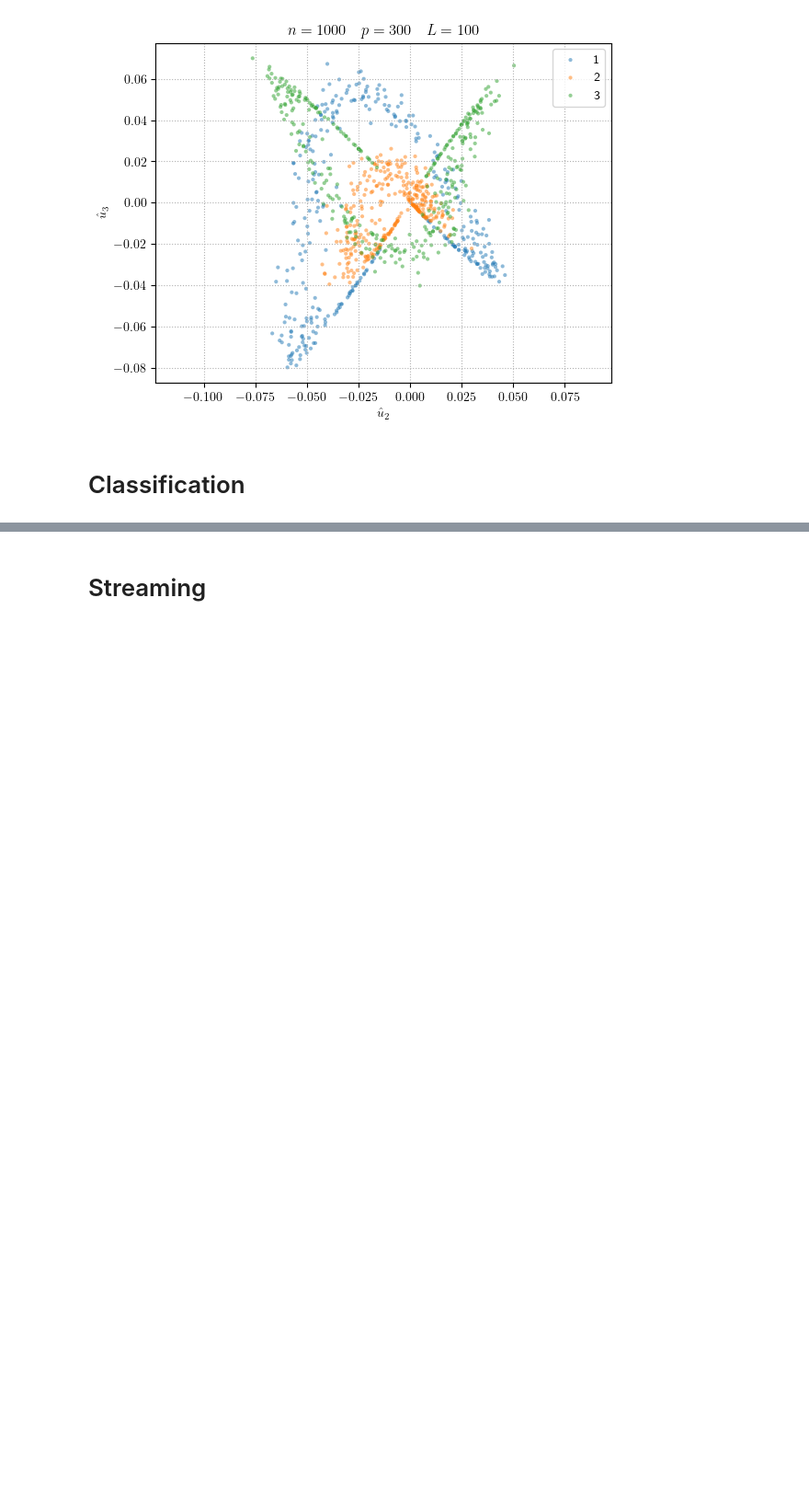
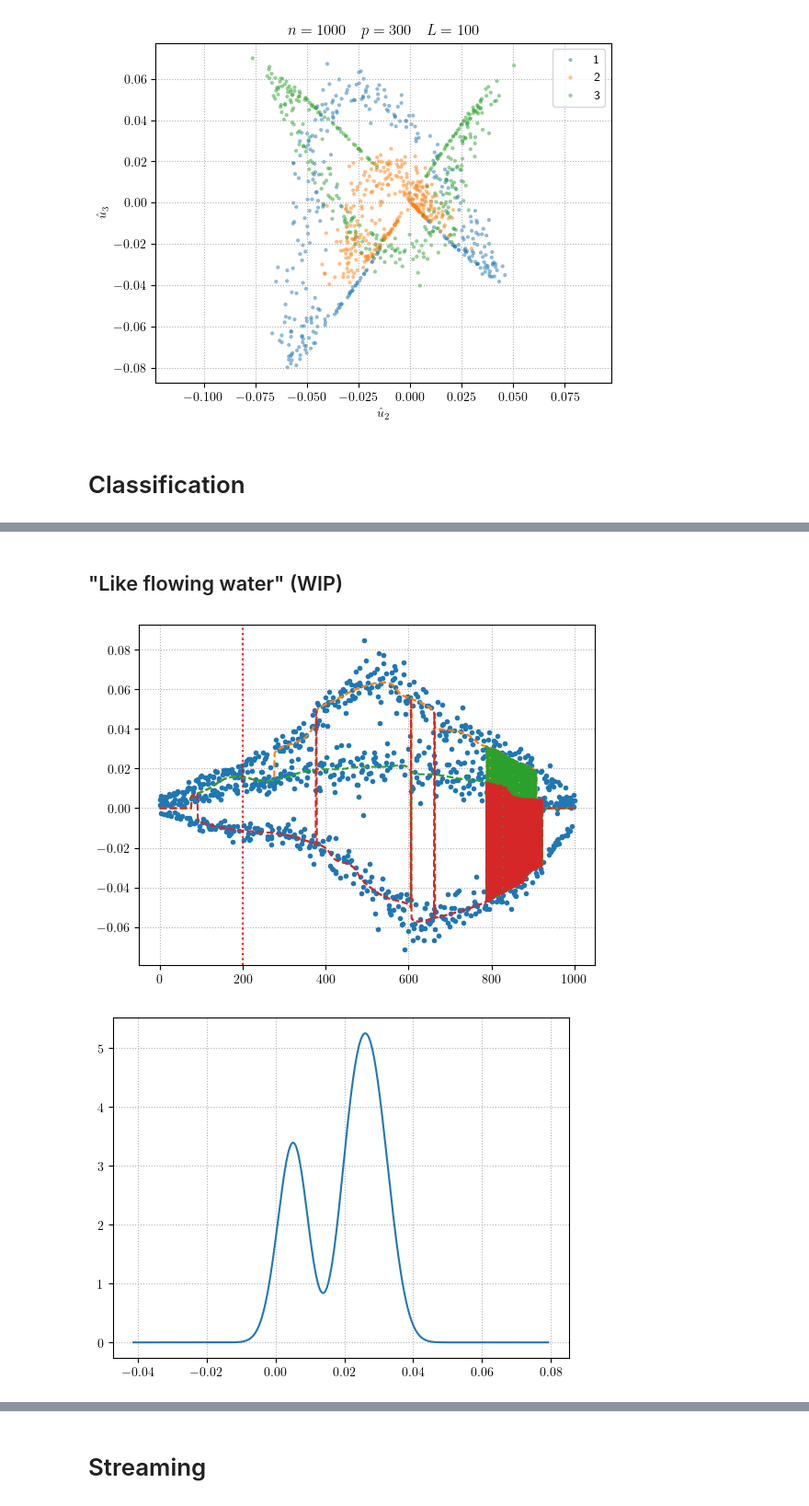
Before and after one commit to HugoLebeau/online_learning, a Jupyter notebook: Toeplitz puncturing.ipynb, the cells around one changed output, grey strips where cells are left out. Shown at 92% size. Drawn from its saved outputs; the diff is of its cells as text; code cells hidden in the pictures; blank space fills up the shorter version.

Commit message:
Like flowing water (WIP)

```diff
--- a/Toeplitz puncturing.ipynb
+++ b/Toeplitz puncturing.ipynb
@@ -211,0 +212,21 @@ for ll, l in enumerate(idx_eigvecs):
+# %% [markdown]
+## "Like flowing water" (WIP)
+# %%
+from tqdm import tqdm
+from scipy.signal import argrelmax
+from scipy.spatial.distance import cdist
+
+eigvecs = eigvecs_t[0, idx_eigvecs]
+basis = basis_t[idx_basis]
+n_eigvecs = eigvecs.shape[0]
+
+h = 30
+sigma = 0.005
+quant = stats.norm.ppf(0.995)
+
+dt = int(h*quant)
+t_range = np.arange(-dt, dt+1)
+phi = stats.norm.pdf
+
+len_z = 500
+x = np.arange(n)
@@ -211,0 +267,27 @@ for ll, l in enumerate(idx_eigvecs):
+# %%
+for i in tqdm(range(n-1)):
+    dist_mat = cdist(peaks[..., i].T, peaks[..., i+1].T)
+    permut = np.zeros(k, dtype=int)
+    for _ in range(k):
+        u_min = np.argmin(dist_mat)
+        permut[u_min%k] = u_min//k
+        dist_mat[u_min//k, :] = np.inf
+        dist_mat[:, u_min%k] = np.inf
+    peaks[..., i+1] = peaks[:, permut, i+1]
+# %%
+dim = 0
+s = 200
+
+plt.plot(eigvecs[dim], ls='', marker='.')
+plt.plot(peaks[dim].T, ls='--', marker='')
+plt.axvline(x=s, ls=':', c='red')
+plt.grid(ls=':')
+# plt.xlim(600, 620)
+plt.show()
+
+plt.plot(z, V[dim, s])
+plt.grid(ls=':')
+plt.show()
+# %% [output]
+[figure, added]
+[figure, added]
```
Also changed, not shown: parts of 13 cells of this notebook.
